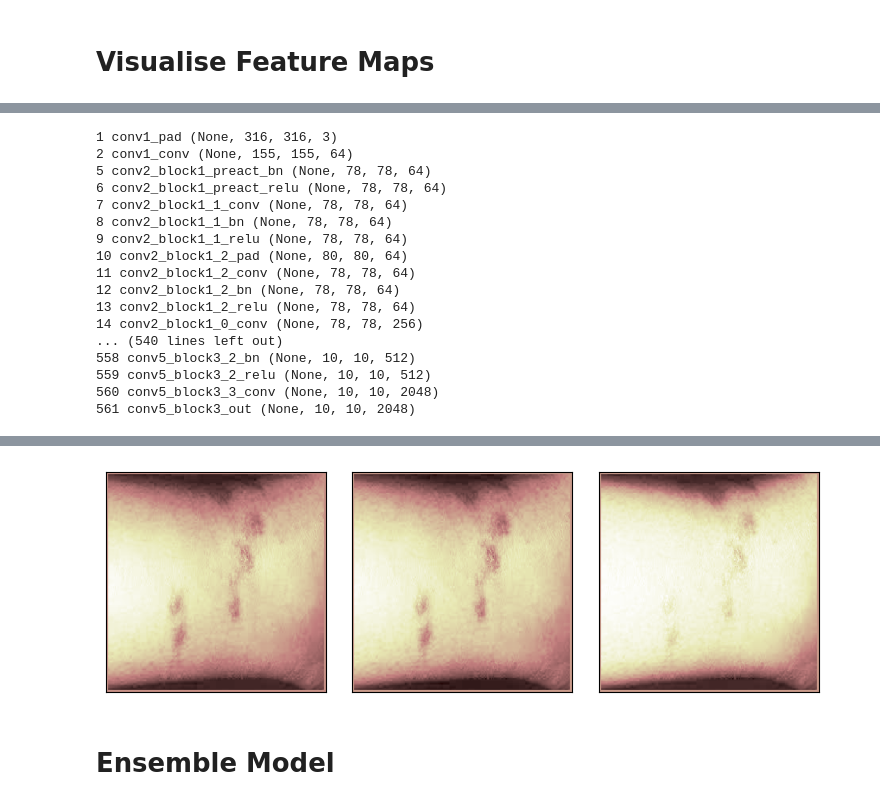
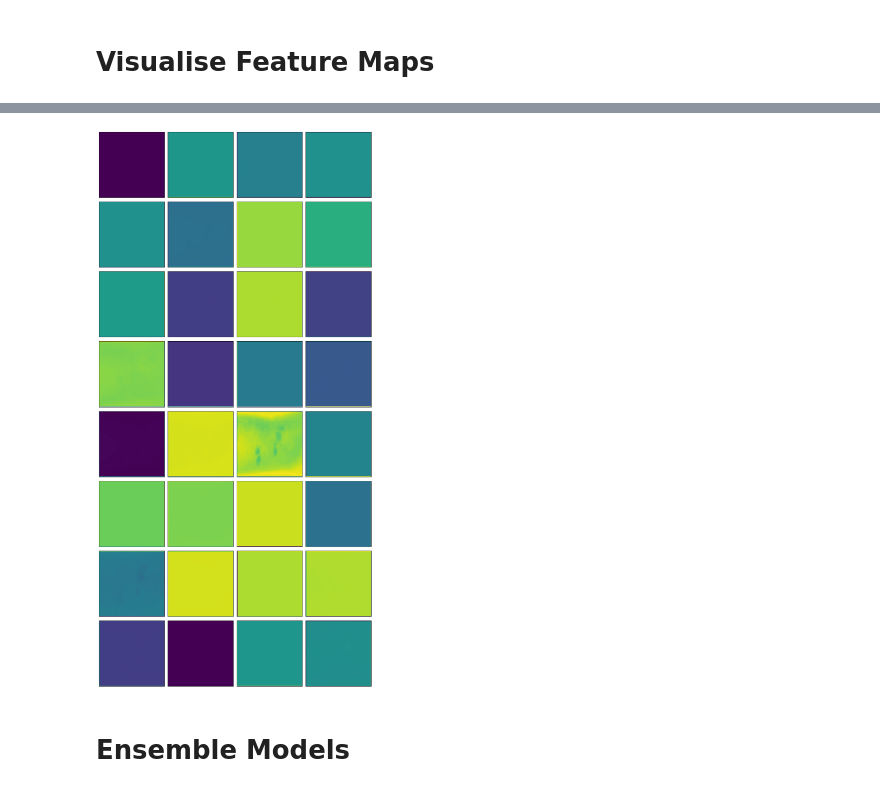
Before and after one commit to idshay16/Bug-bite-classification-using-a-TC-classification-model, a Jupyter notebook: notebooks/Multiclass_Classification.ipynb, the cells around one changed output, grey strips where cells are left out. Saved outputs shown, nothing was run; the diff lists cells and outputs as text; code cells hidden in the pictures.

```diff
--- a/notebooks/Multiclass_Classification.ipynb
+++ b/notebooks/Multiclass_Classification.ipynb
@@ -309,9 +320,0 @@ Input here is 4D array (batchsize, height, width, channels) - we have already cr
-# %%
-convnext_xlarge_backbone = ConvNeXtXLarge(pooling = 'avg', weights = 'imagenet', include_top = False, input_shape = (310, 310, 3))
-for layer in convnext_xlarge_backbone.layers:
-    layer.trainable = False
-last_output = convnext_xlarge_backbone.layers[-1].output
-convnext_xlarge_x = Flatten()(last_output)
-convnext_xlarge_x = Dense(128, activation = 'relu')(convnext_xlarge_x)
-convnext_xlarge_x = Dense(5, activation = 'softmax')(convnext_xlarge_x)
-convnext_xlarge_final_model = Model(convnext_xlarge_backbone.input, convnext_xlarge_x)
@@ -856,3 +789,7 @@ model = load_model(f'{PROJECT_ROOT}/Model_Weights/multiclass_resnet152v2_model.k
+# %%
+from tensorflow.keras.models import load_model as _load_model
+tf.keras.backend.clear_session()
+model = _load_model(f'{PROJECT_ROOT}/Model_Weights/multiclass_resnet152v2_model.keras', compile=False)
 # %%
 model.layers
 # %% [output]
@@ -875,29 +801,4 @@ model.layers
  <Dense name=dense_1, built=True>]
-# %%
-# summarize feature map shapes
-for i in range(len(model.layers)):
-    layer = model.layers[i]
-    if 'conv' not in layer.name:
-        continue
-    print(i, layer.name, layer.output.shape)
-# %% [output]
-1 conv1_pad (None, 316, 316, 3)
-2 conv1_conv (None, 155, 155, 64)
-5 conv2_block1_preact_bn (None, 78, 78, 64)
-6 conv2_block1_preact_relu (None, 78, 78, 64)
-7 conv2_block1_1_conv (None, 78, 78, 64)
-8 conv2_block1_1_bn (None, 78, 78, 64)
-9 conv2_block1_1_relu (None, 78, 78, 64)
-10 conv2_block1_2_pad (None, 80, 80, 64)
-11 conv2_block1_2_conv (None, 78, 78, 64)
-12 conv2_block1_2_bn (None, 78, 78, 64)
-13 conv2_block1_2_relu (None, 78, 78, 64)
-14 conv2_block1_0_conv (None, 78, 78, 256)
-... (540 lines left out)
-558 conv5_block3_2_bn (None, 10, 10, 512)
-559 conv5_block3_2_relu (None, 10, 10, 512)
-560 conv5_block3_3_conv (None, 10, 10, 2048)
-561 conv5_block3_out (None, 10, 10, 2048)
 # %%
 import glob, random
 #file_path_type = ["/content/drive/MyDrive/train/VSCS(70-90)/*.jpg"]
@@ -906,30 +807,42 @@ import glob, random
 # %%
 img_path = f'{PROJECT_ROOT}/Bug-Data/Multiclass_Bug_data/val/spiders/spidersimage1.jpg'
 # %%
-from tensorflow.keras.applications.vgg16 import preprocess_input
 from tensorflow.keras.preprocessing.image import load_img, img_to_array
 from tensorflow.keras.models import Model
 from numpy import expand_dims
 
-# find first conv layer with at least 32 feature maps
+# Find preprocessing layer and backbone sub-model (nested Functional)
+preproc  = next((l for l in model.layers if 'preprocessing' in l.name.lower()), None)
+backbone = next(l for l in model.layers if hasattr(l, 'layers') and len(getattr(l, 'layers', [])) > 5)
+
+# Find first conv layer with ≥32 channels inside the backbone
 target_layer = None
-for layer in model.layers:
+for layer in backbone.layers:
     if 'conv' in layer.name and len(layer.output.shape) == 4 and layer.output.shape[-1] >= 32:
         target_layer = layer
         break
 if target_layer is None:
-    for layer in model.layers:
+    for layer in backbone.layers:
         if 'conv' in layer.name and len(layer.output.shape) == 4:
             target_layer = layer
             break
 
 print(f"Visualising layer: {target_layer.name}, shape: {target_layer.output.shape}")
 
-feat_model = Model(inputs = model.inputs, outputs = target_layer.output)
-img = load_img(img_path, target_size = (310, 310))
+# Build a sub-model from backbone.inputs → target conv layer
+backbone_feat = Model(inputs=backbone.inputs, outputs=target_layer.output)
+
+# Re-wire through model.input so the full preprocessing chain is included:
+#   model.input → preproc layer → backbone_feat → feature maps
+preproc_out = preproc(model.input)
+feat_out    = backbone_feat(preproc_out)
+feat_model  = Model(inputs=model.input, outputs=feat_out)
+
+# Load image normalized to [0,1] — same as ImageDataGenerator rescale=1/255 during training
+img = load_img(img_path, target_size=(310, 310))
 img = img_to_array(img)
-img = expand_dims(img, axis = 0)
-img = preprocess_input(img)
+img = expand_dims(img, axis=0)
+img = img / 255.0
 feature_maps = feat_model.predict(img)
 
 n_maps = feature_maps.shape[3]
@@ -946,9 +859,9 @@ for _ in range(rows):
         ax = plt.subplot(rows, cols, ix)
         ax.set_xticks([])
         ax.set_yticks([])
-        plt.imshow(feature_maps[0, :, :, ix-1], cmap = 'pink')
+        plt.imshow(feature_maps[0, :, :, ix-1], cmap='viridis')
         ix += 1
 plt.tight_layout()
-plt.savefig("Feature Maps" + ".jpg", transparent = True, bbox_inches = 'tight')
+plt.savefig("Feature Maps.jpg", transparent=True, bbox_inches='tight')
 plt.show()
 # %% [output]
@@ -957,3 +870,3 @@ Visualising layer: conv1_pad, shape: (None, 316, 316, 3)
-[figure, old version]
+[figure, new version]
 # %% [markdown]
-# **Ensemble Model**
+# **Ensemble Models**
```
Also changed, not shown: parts of 42 cells of this notebook.
